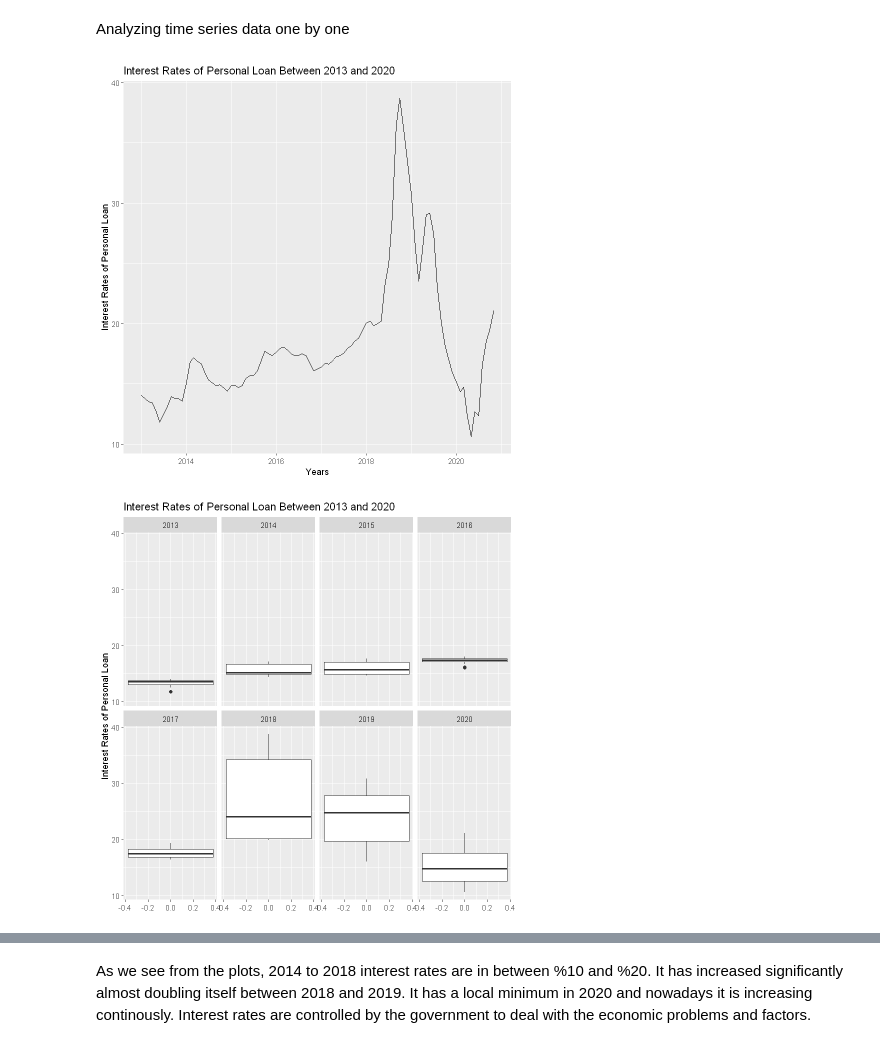
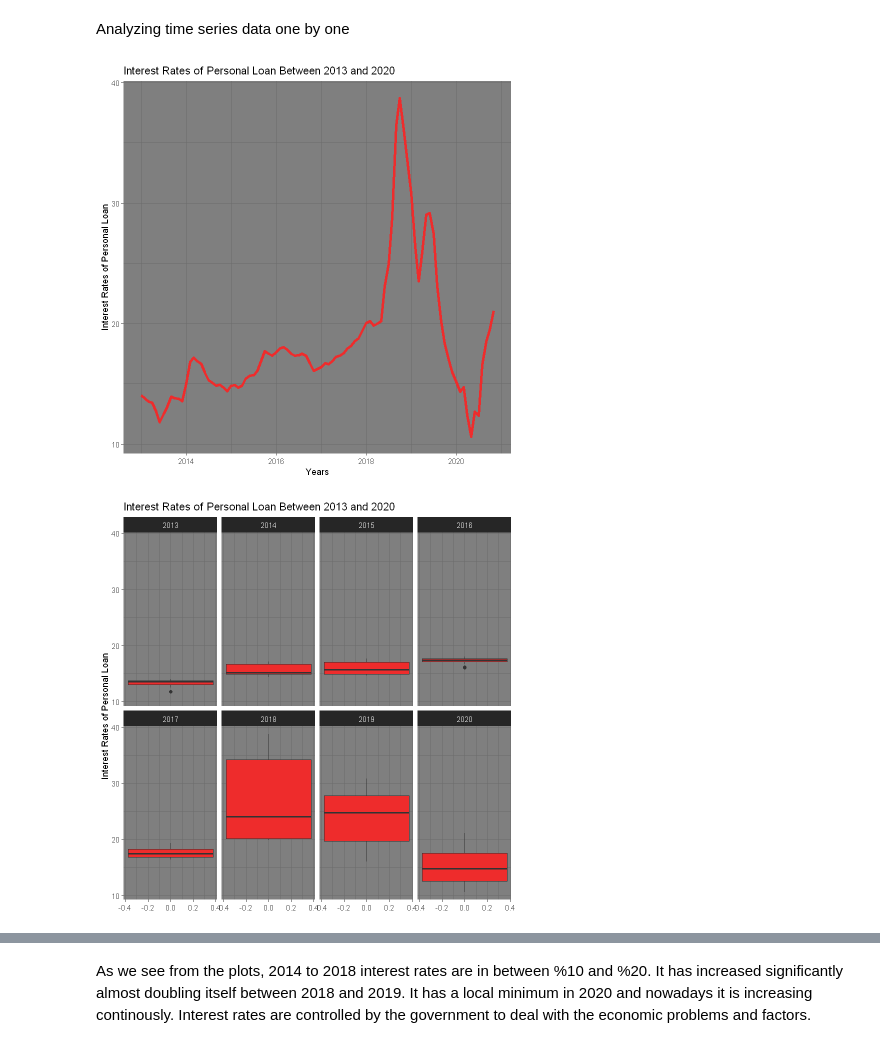
Before and after one commit to BU-IE-360/fall20-alperenkoksal, a Jupyter notebook: files/homework_2.ipynb, the cells around one changed output, grey strips where cells are left out. Saved outputs shown, nothing was run; the diff lists cells and outputs as text; code cells hidden in the pictures.

```diff
--- a/files/homework_2.ipynb
+++ b/files/homework_2.ipynb
@@ -40,12 +35,12 @@ datamanipulation("Dollarpertl",dollarpertl)
 # %% [markdown]
 Analyzing time series data one by one
 # %%
-ggplot(data = interest_rates, aes(x=timestamp, y=interestrates)) + geom_line() +
-labs( x = "Years", y = "Interest Rates of Personal Loan",title ="Interest Rates of Personal Loan Between 2013 and 2020")
-ggplot(data = interest_rates, aes(,y=interestrates)) + geom_boxplot() + facet_wrap(interest_rates[,year(Tarih)],nrow = 2) +
-labs(y = "Interest Rates of Personal Loan",title ="Interest Rates of Personal Loan Between 2013 and 2020")
-ggplot(data = interest_rates, aes(x=interestrates,)) + geom_histogram(binwidth = 2) + facet_wrap(interest_rates[,year(Tarih)],nrow = 2) +
-labs(x = "Interest Rates of Personal Loan",title ="Interest Rates of Personal Loan Between 2013 and 2020")
+ggplot(data = interest_rates, aes(x=timestamp, y=interestrates)) + geom_line(colour = "firebrick2",size = 1.5) +
+labs( x = "Years", y = "Interest Rates of Personal Loan",title ="Interest Rates of Personal Loan Between 2013 and 2020") + theme_dark()
+ggplot(data = interest_rates, aes(,y=interestrates)) + geom_boxplot(fill = "firebrick2") + facet_wrap(interest_rates[,year(Tarih)],nrow = 2) +
+labs(y = "Interest Rates of Personal Loan",title ="Interest Rates of Personal Loan Between 2013 and 2020") + theme_dark()
+ggplot(data = interest_rates, aes(x=interestrates,)) + geom_histogram(binwidth = 2,fill = "firebrick2") + facet_wrap(interest_rates[,year(Tarih)],nrow = 2) +
+labs(x = "Interest Rates of Personal Loan",title ="Interest Rates of Personal Loan Between 2013 and 2020") + theme_dark()
 # %% [output]
-[figure, old version]
+[figure, new version]
-[figure, old version]
+[figure, new version]
```
Also changed, not shown: parts of 9 cells of this notebook.
